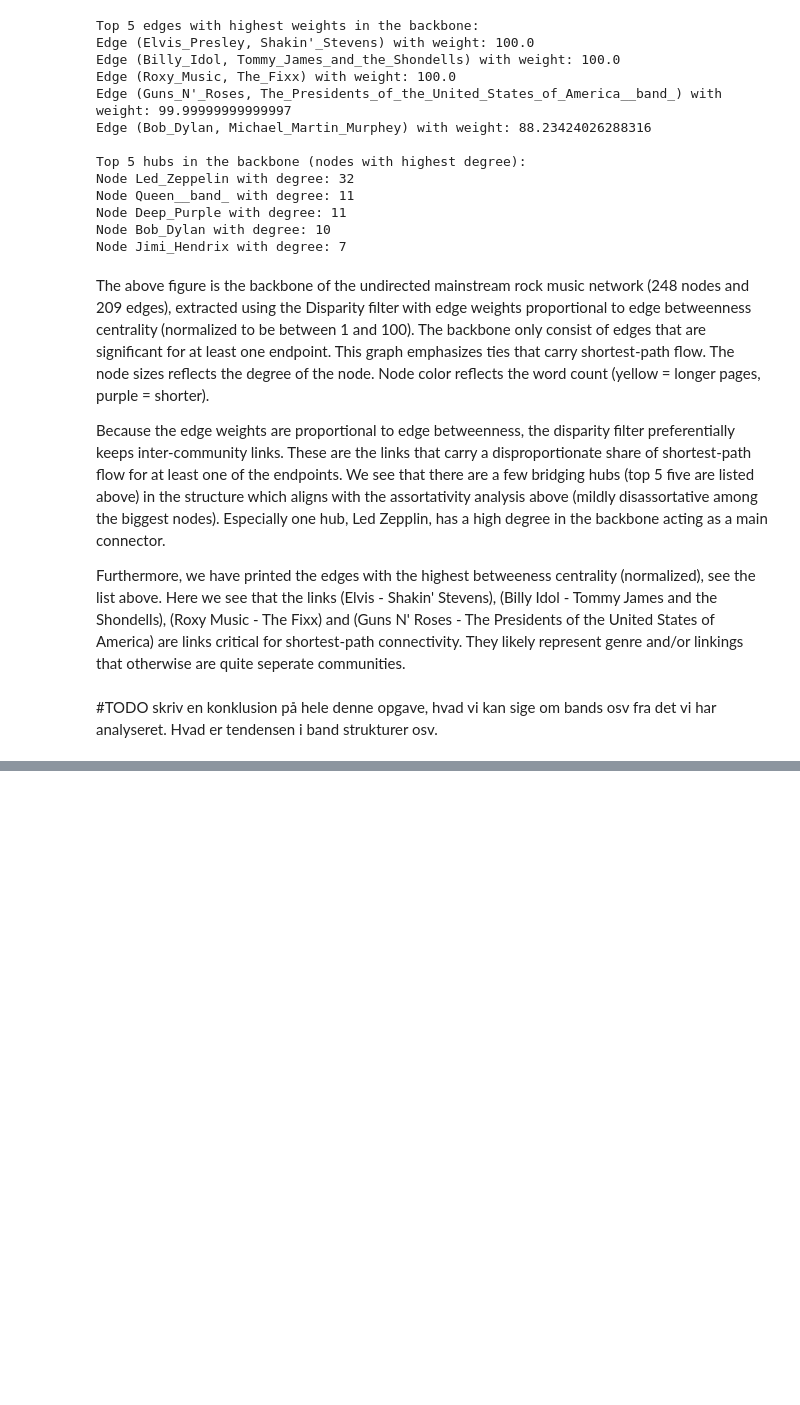
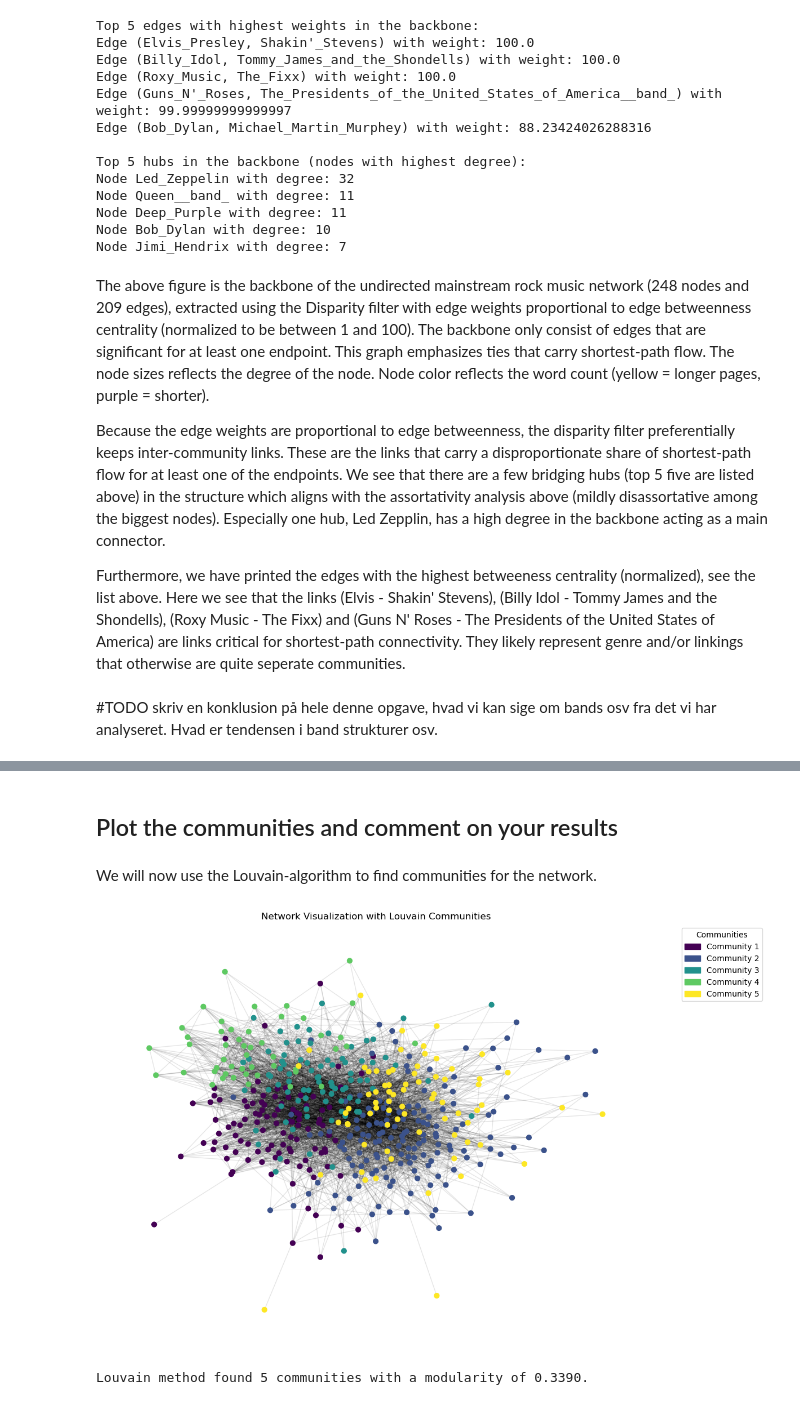
Before and after one commit to noanorgaard/SocialGraphs, a Jupyter notebook: Assignment2/Assignment2.ipynb, the cells around one changed output, grey strips where cells are left out. Cells and saved outputs as stored; diff of their text form; code cells hidden in the pictures; blank space fills up the shorter version.

```diff
--- a/Assignment2/Assignment2.ipynb
+++ b/Assignment2/Assignment2.ipynb
@@ -452,0 +787,17 @@ Furthermore, we have printed the edges with the highest betweeness centrality (n
+# %%
+random.seed(42)
+
+communities_by_genre_rand = defaultdict(set)
+
+for node, data in G.nodes(data=True):
+    genres = data.get('genres') or []
+    if not genres:
+        continue
+    chosen = random.choice(genres)  # uniform random choice among available genres
+    communities_by_genre_rand[chosen].add(node)
+
+# Remove empty sets and return as list of sets
+partition_rand = [nodes for nodes in communities_by_genre_rand.values() if nodes]
+
+M_rand = modularity(G, partition_rand)
+print(f"Random-genre partition modularity: {M_rand:.4f}")
@@ -452,0 +814,42 @@ Furthermore, we have printed the edges with the highest betweeness centrality (n
+# %% [markdown]
+## Plot the communities and comment on your results
+# %% [markdown]
+We will now use the Louvain-algorithm to find communities for the network.
+# %%
+# using networkx louvain_communities to find communities
+louvain_communities = list(nx.community.louvain_communities(G, seed=11))
+louvain_modularity = nx.community.modularity(G, louvain_communities)
+
+# visualize the network using the Force Atlas algorithm with communities colored differently
+# using louvain_communities
+partition = {}
+for i, community in enumerate(louvain_communities):
+    for node in community:
+        partition[node] = i
+
+
+# Set the size of the plot
+plt.figure(figsize=(12, 8))
+# Compute the layout using spring layout (Force Atlas-like)
+pos = nx.spring_layout(G, seed=42)
+# Draw nodes with colors based on their community
+cmap = plt.get_cmap('viridis', max(partition.values()) + 1)
+nx.draw_networkx_nodes(G, pos, partition.keys(), node_size=40,
+                       cmap=cmap, node_color=list(partition.values()))
+# Draw edges
+nx.draw_networkx_edges(G, pos, alpha=0.1)
+# We will create custom legend handles because networkx doesn't do it automatically
+legend_handles = []
+for i in range(len(louvain_communities)):
+    legend_handles.append(Patch(color=cmap(i), label=f'Community {i+1}'))
+
+plt.legend(handles=legend_handles, title="Communities", bbox_to_anchor=(1.05, 1), loc='upper left')
+plt.title("Network Visualization with Louvain Communities")
+plt.axis('off')
+plt.tight_layout()
+plt.show()
+
+print(f"\nLouvain method found {len(louvain_communities)} communities with a modularity of {louvain_modularity:.4f}.")
+# %% [output]
+[figure, added]
+Louvain method found 5 communities with a modularity of 0.3390.
```
Also changed, not shown: parts of 27 cells of this notebook.
